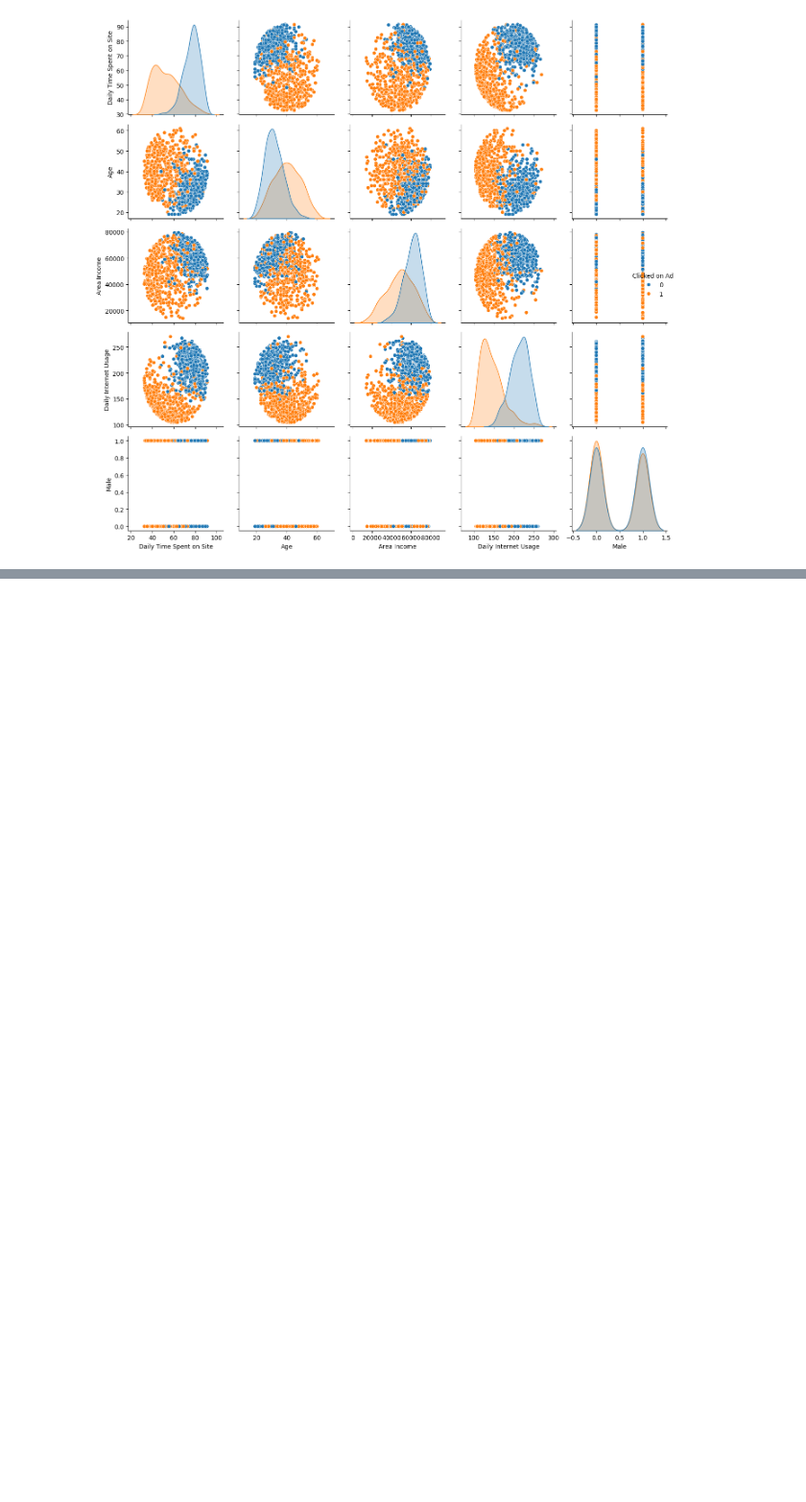
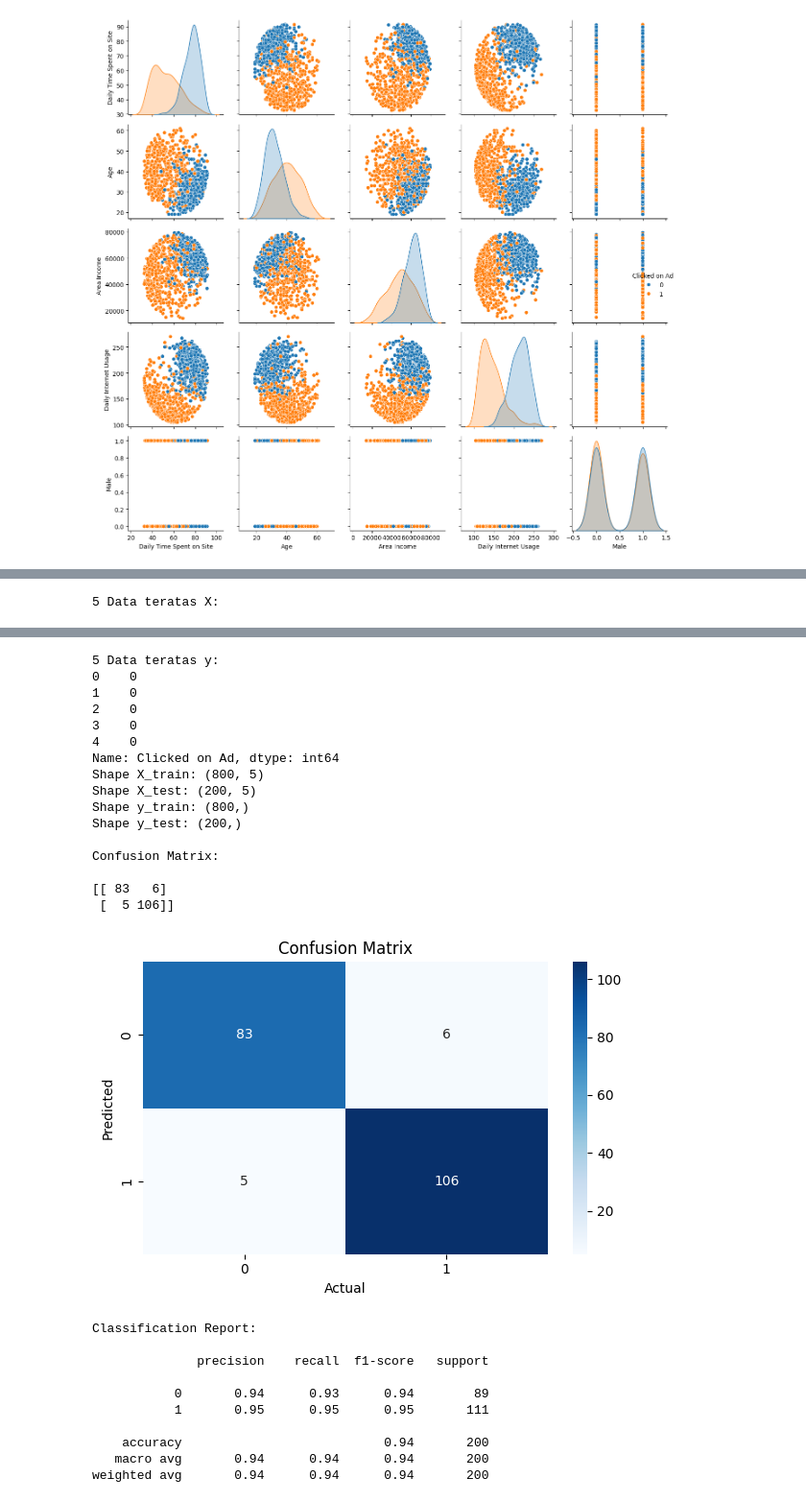
Before and after one commit to UsepSyaikalArifin/basic_machine_learning, a Jupyter notebook: machine_learning_with_python_for_beginner.ipynb, the cells around one changed output, grey strips where cells are left out. Shown at 96% size. Saved outputs shown, nothing was run; the diff lists cells and outputs as text; code cells hidden in the pictures; blank space fills up the shorter version.

```diff
--- a/machine_learning_with_python_for_beginner.ipynb
+++ b/machine_learning_with_python_for_beginner.ipynb
@@ -1003,0 +1042,49 @@ plt.show()
+# %%
+# Drop Non-Numerical Features
+X = data.drop(['Ad Topic Line','City','Country','Timestamp','Clicked on Ad'], axis = 1)
+y = data['Clicked on Ad']
+
+# display the first 5 rows of the dataset
+print(f"5 Data teratas X:")
+display(X.head())
+print(f"\n5 Data teratas y:")
+print(y.head())
+
+# Splitting the dataset into the Training set and Test set
+from sklearn.model_selection import train_test_split
+X_train, X_test, y_train, y_test = train_test_split(X, y, test_size = 0.20, random_state = 42)
+
+# display the shape of X_train and X_test
+print(f"Shape X_train: {X_train.shape}")
+print(f"Shape X_test: {X_test.shape}")
+print(f"Shape y_train: {y_train.shape}")
+print(f"Shape y_test: {y_test.shape}")
+
+# Pemodelan dengan Logistic Regression
+from sklearn.linear_model import LogisticRegression
+model_logreg = LogisticRegression(max_iter=10000)
+model_logreg.fit(X_train, y_train)
+
+# Predict to Test Data
+y_pred_logreg = model_logreg.predict(X_test)
+
+# Evaluating Model
+from sklearn.metrics import confusion_matrix, classification_report
+cm = confusion_matrix(y_test, y_pred_logreg)
+cr = classification_report(y_test, y_pred_logreg)
+
+# Tampilkan hasil evaluatasi
+print(f"\nConfusion Matrix:\n")
+print(cm)
+fig, axs = plt.subplots(1, 1, figsize=(6, 4))
+sns.heatmap(cm, annot=True, cmap="Blues", fmt="g", ax=axs)
+axs.set_title("Confusion Matrix")
+axs.set_xlabel("Actual")
+axs.set_ylabel("Predicted")
+plt.tight_layout()
+plt.show()
+
+print(f"Classification Report:\n")
+print(cr)
+# %% [output]
+5 Data teratas X:
@@ -1003,0 +1097,27 @@ plt.show()
+5 Data teratas y:
+0    0
+1    0
+2    0
+3    0
+4    0
+Name: Clicked on Ad, dtype: int64
+Shape X_train: (800, 5)
+Shape X_test: (200, 5)
+Shape y_train: (800,)
+Shape y_test: (200,)
+
+Confusion Matrix:
+
+[[ 83   6]
+ [  5 106]]
+[figure, added]
+Classification Report:
+
+              precision    recall  f1-score   support
+
+           0       0.94      0.93      0.94        89
+           1       0.95      0.95      0.95       111
+
+    accuracy                           0.94       200
+   macro avg       0.94      0.94      0.94       200
+weighted avg       0.94      0.94      0.94       200
```
Also changed, not shown: parts of 7 cells of this notebook.
